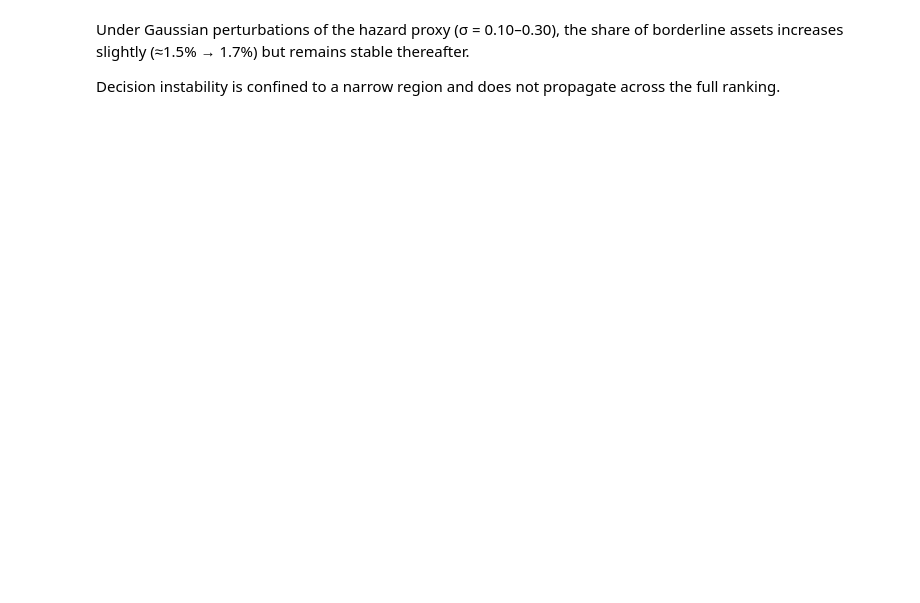
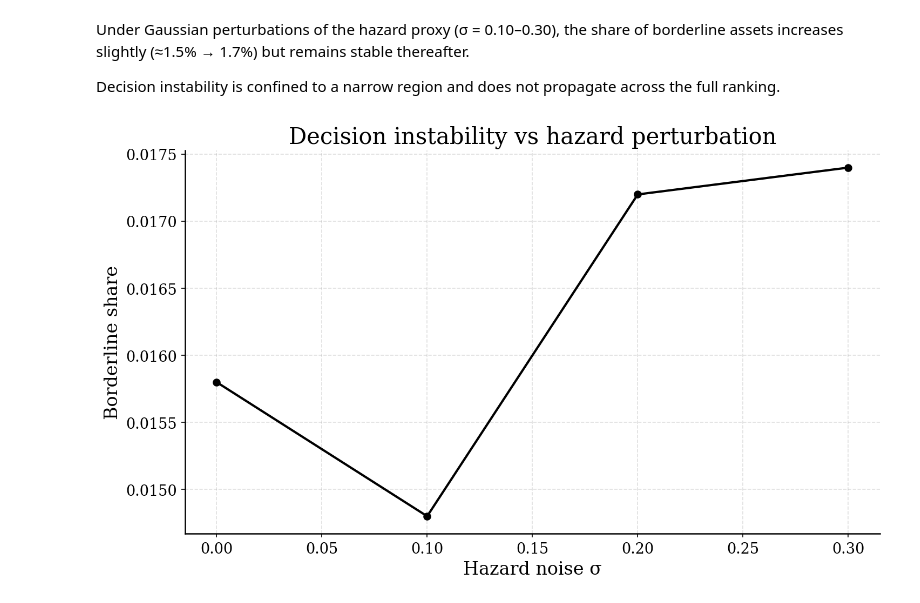
Before and after one commit to Habnetic/resilient-housing-bayes, a Jupyter notebook: notebooks/15_phase2_hazard_noise.ipynb, the cells around one changed output. Cells and saved outputs as stored; diff of their text form; code cells hidden in the pictures; blank space fills up the shorter version.

Commit message:
analysis: finalize Phase 2 hazard perturbation results and figures

```diff
--- a/notebooks/15_phase2_hazard_noise.ipynb
+++ b/notebooks/15_phase2_hazard_noise.ipynb
@@ -240,3 +272,30 @@ but remains stable thereafter.
 
 Decision instability is confined to a narrow region and does not
 propagate across the full ranking.
+# %%
+import matplotlib.pyplot as plt
+
+sigmas = [0.00, 0.10, 0.20, 0.30]
+borderline = [0.0158, 0.0148, 0.0172, 0.0174]
+
+fig, ax = plt.subplots(figsize=(10, 6))
+
+ax.plot(
+    sigmas,
+    borderline,
+    color="black",
+    marker="o",
+    markerfacecolor="black",
+    markeredgecolor="black"
+)
+
+ax.set_xlabel("Hazard noise σ")
+ax.set_ylabel("Borderline share")
+ax.set_title("Decision instability vs hazard perturbation")
+
+ax.grid(True, linestyle="--", alpha=0.4)
+
+fig.tight_layout()
+plt.show()
+# %% [output]
+[figure, added]
```
Also changed, not shown: parts of 12 cells of this notebook, 1 other file.
